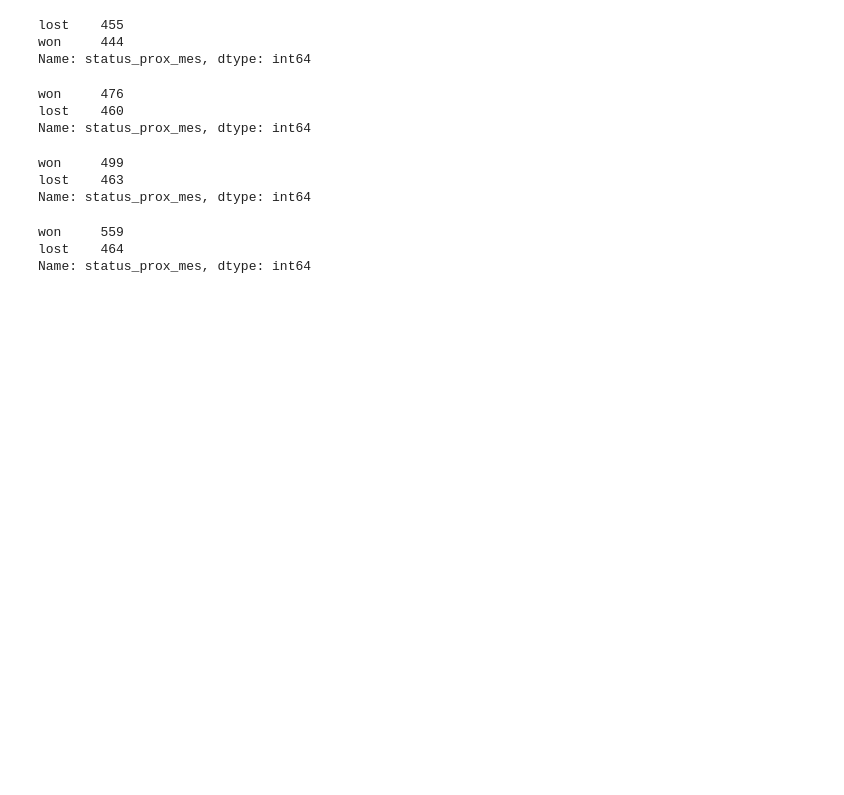
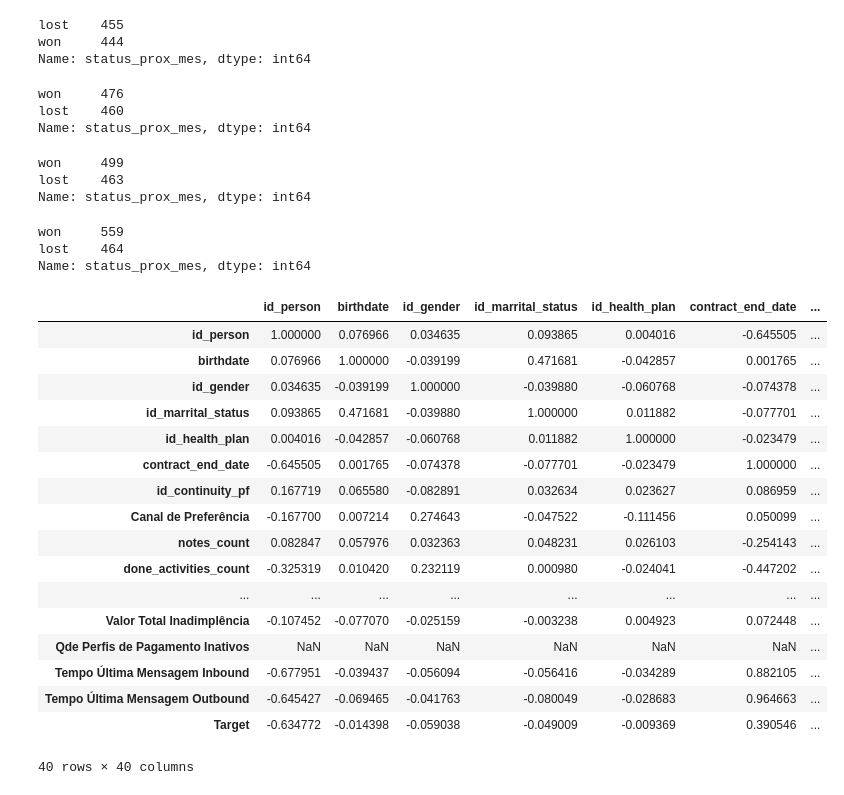
Before and after one commit to leoscarlato/deploy-sprint, a Jupyter notebook: notebooks/modelo.ipynb, the cells around one changed output. Saved outputs shown, nothing was run; the diff lists cells and outputs as text; code cells hidden in the pictures; blank space fills up the shorter version.

```diff
--- a/notebooks/modelo.ipynb
+++ b/notebooks/modelo.ipynb
@@ -391,0 +376,22 @@ Name: status_prox_mes, dtype: int64
+# %%
+corr = df_teste.corr(numeric_only=True)
+corr
+# %% [output]
+|  | id_person | birthdate | id_gender | id_marrital_status | id_health_plan | contract_end_date | ... |
+| id_person | 1.000000 | 0.076966 | 0.034635 | 0.093865 | 0.004016 | -0.645505 | ... |
+| birthdate | 0.076966 | 1.000000 | -0.039199 | 0.471681 | -0.042857 | 0.001765 | ... |
+| id_gender | 0.034635 | -0.039199 | 1.000000 | -0.039880 | -0.060768 | -0.074378 | ... |
+| id_marrital_status | 0.093865 | 0.471681 | -0.039880 | 1.000000 | 0.011882 | -0.077701 | ... |
+| id_health_plan | 0.004016 | -0.042857 | -0.060768 | 0.011882 | 1.000000 | -0.023479 | ... |
+| contract_end_date | -0.645505 | 0.001765 | -0.074378 | -0.077701 | -0.023479 | 1.000000 | ... |
+| id_continuity_pf | 0.167719 | 0.065580 | -0.082891 | 0.032634 | 0.023627 | 0.086959 | ... |
+| Canal de Preferência | -0.167700 | 0.007214 | 0.274643 | -0.047522 | -0.111456 | 0.050099 | ... |
+| notes_count | 0.082847 | 0.057976 | 0.032363 | 0.048231 | 0.026103 | -0.254143 | ... |
+| done_activities_count | -0.325319 | 0.010420 | 0.232119 | 0.000980 | -0.024041 | -0.447202 | ... |
+| ... | ... | ... | ... | ... | ... | ... | ... |
+| Valor Total Inadimplência | -0.107452 | -0.077070 | -0.025159 | -0.003238 | 0.004923 | 0.072448 | ... |
+| Qde Perfis de Pagamento Inativos | NaN | NaN | NaN | NaN | NaN | NaN | ... |
+| Tempo Última Mensagem Inbound | -0.677951 | -0.039437 | -0.056094 | -0.056416 | -0.034289 | 0.882105 | ... |
+| Tempo Última Mensagem Outbound | -0.645427 | -0.069465 | -0.041763 | -0.080049 | -0.028683 | 0.964663 | ... |
+| Target | -0.634772 | -0.014398 | -0.059038 | -0.049009 | -0.009369 | 0.390546 | ... |
+40 rows × 40 columns
```
Also changed, not shown: parts of 10 cells of this notebook.
